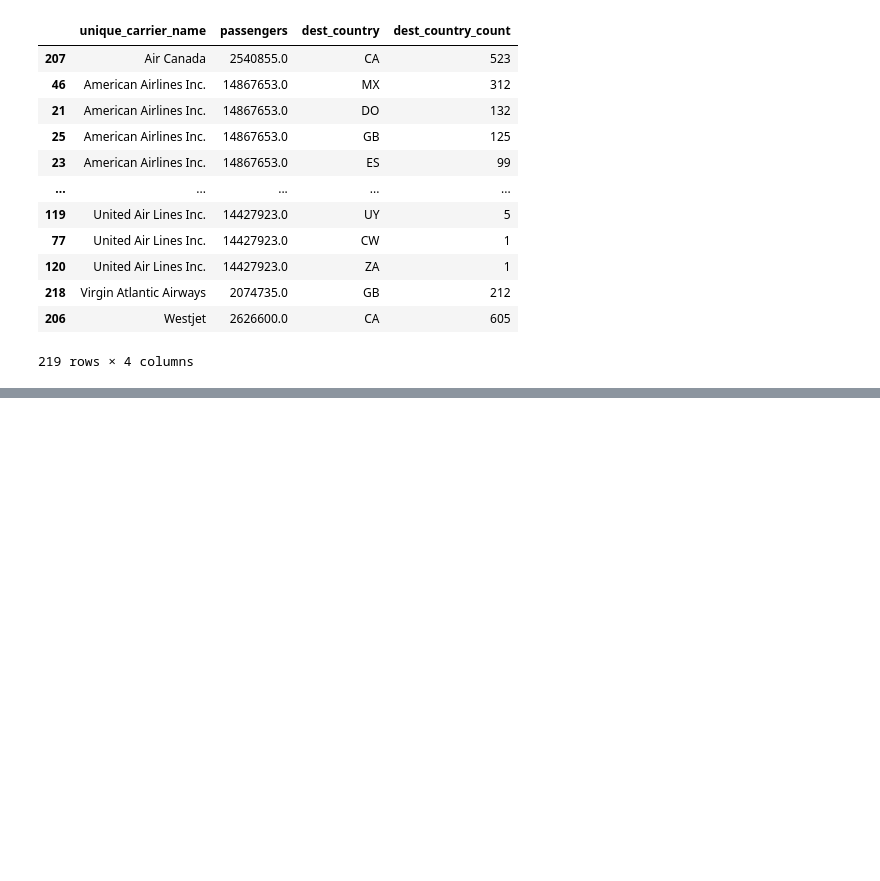
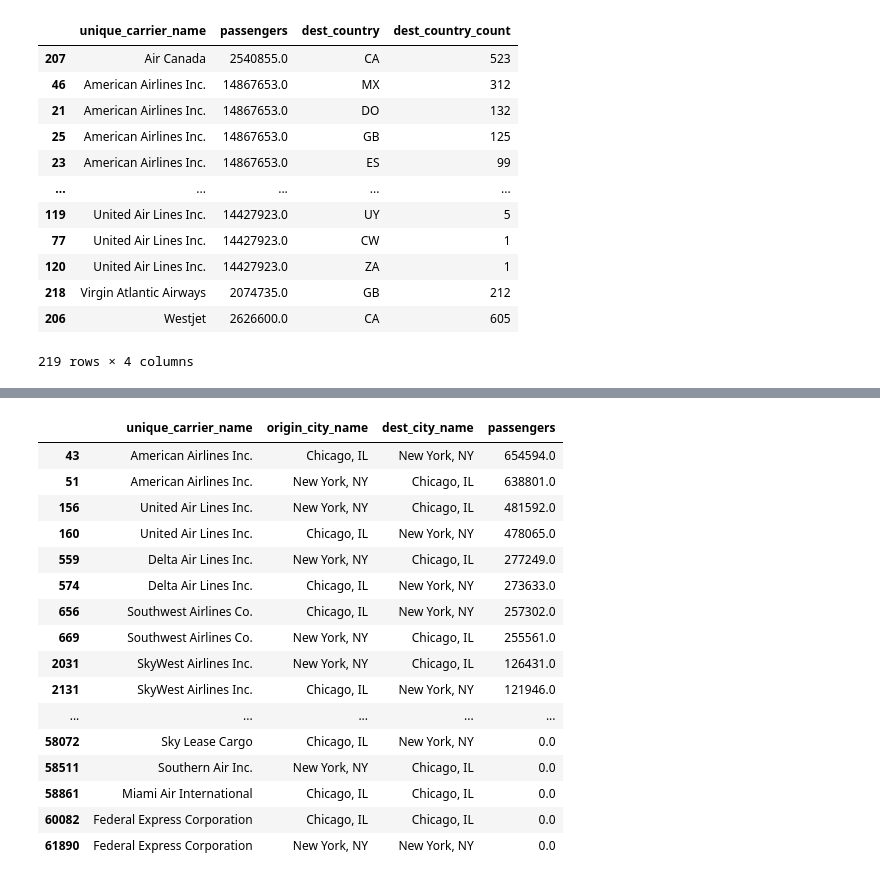
Before and after one commit to 99tyler99/Python, a Jupyter notebook: Python Charmers Fundamentals 06 Pandas Test.ipynb, the cells around one changed output, grey strips where cells are left out. Drawn from its saved outputs; the diff is of its cells as text; code cells hidden in the pictures; blank space fills up the shorter version.

```diff
--- a/Python Charmers Fundamentals 06 Pandas Test.ipynb
+++ b/Python Charmers Fundamentals 06 Pandas Test.ipynb
@@ -319,0 +475,6 @@ most_popular_destinations[idx]
+# %%
+# 11. Find the top 3 carriers for the pair of cities found in #10 and calculate the percentage of passengers each accounted for.
+carrier_cities = df[['unique_carrier_name','origin_city_name','dest_city_name','passengers']]
+carrier_cities = carrier_cities.groupby(['unique_carrier_name','origin_city_name','dest_city_name']).sum('passengers')
+carrier_cities = carrier_cities.sort_values('passengers',ascending=False)
+carrier_cities
@@ -319,0 +496,4 @@ most_popular_destinations[idx]
+# %%
+# 11. Find the top 3 carriers for the pair of cities found in #10 and calculate the percentage of passengers each accounted for.
+carrier_cities = carrier_cities.reset_index()
+carrier_cities
@@ -319,0 +514,23 @@ most_popular_destinations[idx]
+# %%
+# 11. Find the top 3 carriers for the pair of cities found in #10 and calculate the percentage of passengers each accounted for.
+filtered_carrier_cities = carrier_cities[carrier_cities['origin_city_name'].isin(['New York, NY','Chicago, IL'])
+                                         & carrier_cities['dest_city_name'].isin(['New York, NY','Chicago, IL'])]
+filtered_carrier_cities
+# %% [output]
+|  | unique_carrier_name | origin_city_name | dest_city_name | passengers |
+| 43 | American Airlines Inc. | Chicago, IL | New York, NY | 654594.0 |
+| 51 | American Airlines Inc. | New York, NY | Chicago, IL | 638801.0 |
+| 156 | United Air Lines Inc. | New York, NY | Chicago, IL | 481592.0 |
+| 160 | United Air Lines Inc. | Chicago, IL | New York, NY | 478065.0 |
+| 559 | Delta Air Lines Inc. | New York, NY | Chicago, IL | 277249.0 |
+| 574 | Delta Air Lines Inc. | Chicago, IL | New York, NY | 273633.0 |
+| 656 | Southwest Airlines Co. | Chicago, IL | New York, NY | 257302.0 |
+| 669 | Southwest Airlines Co. | New York, NY | Chicago, IL | 255561.0 |
+| 2031 | SkyWest Airlines Inc. | New York, NY | Chicago, IL | 126431.0 |
+| 2131 | SkyWest Airlines Inc. | Chicago, IL | New York, NY | 121946.0 |
+| ... | ... | ... | ... | ... |
+| 58072 | Sky Lease Cargo | Chicago, IL | New York, NY | 0.0 |
+| 58511 | Southern Air Inc. | New York, NY | Chicago, IL | 0.0 |
+| 58861 | Miami Air International | Chicago, IL | Chicago, IL | 0.0 |
+| 60082 | Federal Express Corporation | Chicago, IL | Chicago, IL | 0.0 |
+| 61890 | Federal Express Corporation | New York, NY | New York, NY | 0.0 |
```
Also changed, not shown: parts of 21 cells of this notebook.
